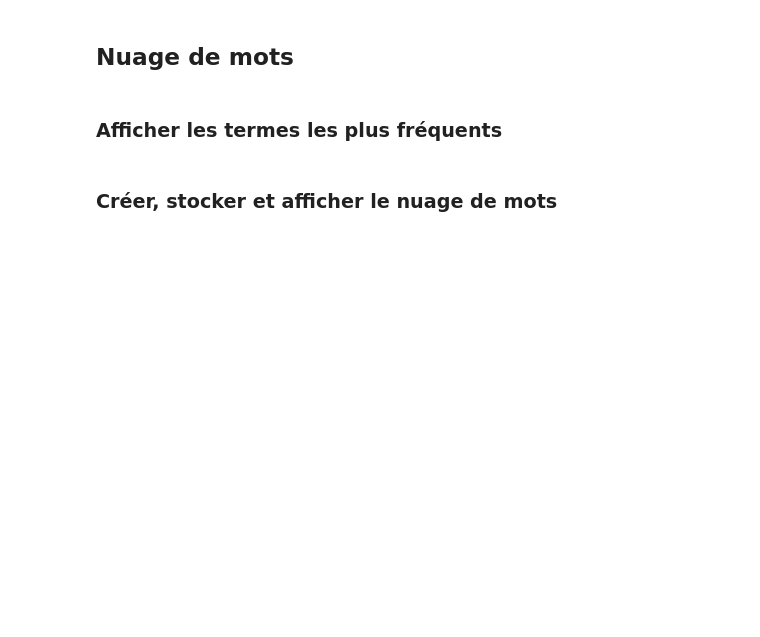
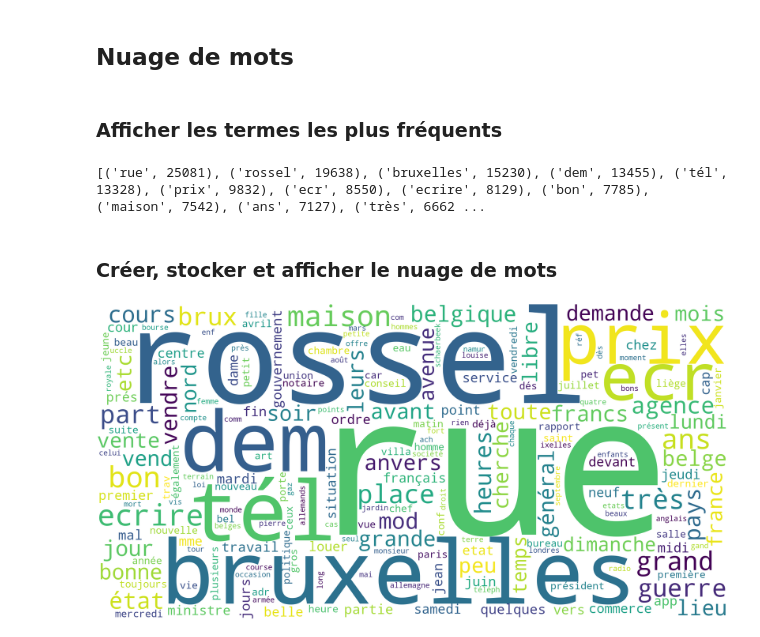
Before and after one commit to SylvianeVanRymenant/tac, a Jupyter notebook: module3/s2_wordcloud.ipynb, the cells around one changed output. Cells and saved outputs as stored; diff of their text form; code cells hidden in the pictures; blank space fills up the shorter version.

```diff
--- a/module3/s2_wordcloud.ipynb
+++ b/module3/s2_wordcloud.ipynb
@@ -40,7 +44,7 @@ txts
 # Stocker le contenu de ces fichiers dans une liste
 content_list = []
 for txt in txts:
-    with open(os.path.join(txt_path, txt), 'r') as f:
+    with open(os.path.join(txt_path, txt), 'r',encoding='utf-8') as f:
         content_list.append(f.read())
 # %%
 # Compter le nombre d'éléments (=fichiers) dans la liste
@@ -57,11 +61,11 @@ IndexError: list index out of range
 temp_path = '../data/tmp'
 if not os.path.exists(temp_path):
     os.mkdir(temp_path)
-with open(os.path.join(temp_path, f'{year}.txt'), 'w') as f:
+with open(os.path.join(temp_path, f'{DECADE}.txt'), 'w',encoding='utf-8') as f:
     f.write(' '.join(content_list))
 # %%
 # Imprimer le contenu du fichier et constater les "déchets"
-with open(os.path.join(temp_path, f'{year}.txt'), 'r') as f:
+with open(os.path.join(temp_path, f'{DECADE}.txt'), 'r',encoding='utf-8') as f:
     before = f.read()
 
 before[:500]
@@ -92,6 +100,6 @@ clean_text(year, folder=temp_path)
 # %%
 # Vérifier le résultat
-with open(os.path.join(temp_path, f'{year}_clean.txt'), 'r') as f:
+with open(os.path.join(temp_path, f'{DECADE}_clean.txt'), 'r',encoding='utf-8') as f:
     after = f.read()
 
 after[:500]
@@ -101,10 +111,14 @@ after[:500]
 ### Afficher les termes les plus fréquents
 # %%
 frequencies = Counter(after.split())
-print(frequencies.most_common(10))
+print(frequencies.most_common(100))
+# %% [output]
+[('rue', 25081), ('rossel', 19638), ('bruxelles', 15230), ('dem', 13455), ('tél', 13328), ('prix', 9832), ('ecr', 8550), ('ecrire', 8129), ('bon', 7785), ('maison', 7542), ('ans', 7127), ('très', 6662 ...
 # %% [markdown]
 ### Créer, stocker et afficher le nuage de mots
 # %%
 cloud = WordCloud(width=2000, height=1000, background_color='white').generate_from_frequencies(frequencies)
-cloud.to_file(os.path.join(temp_path, f"{year}.png"))
-Image(filename=os.path.join(temp_path, f"{year}.png"))
+cloud.to_file(os.path.join(temp_path, f"{DECADE}.png"))
+Image(filename=os.path.join(temp_path, f"{DECADE}.png"))
+# %% [output]
+[figure, added]
```
Also changed, not shown: parts of 9 cells of this notebook, 11 other files.
